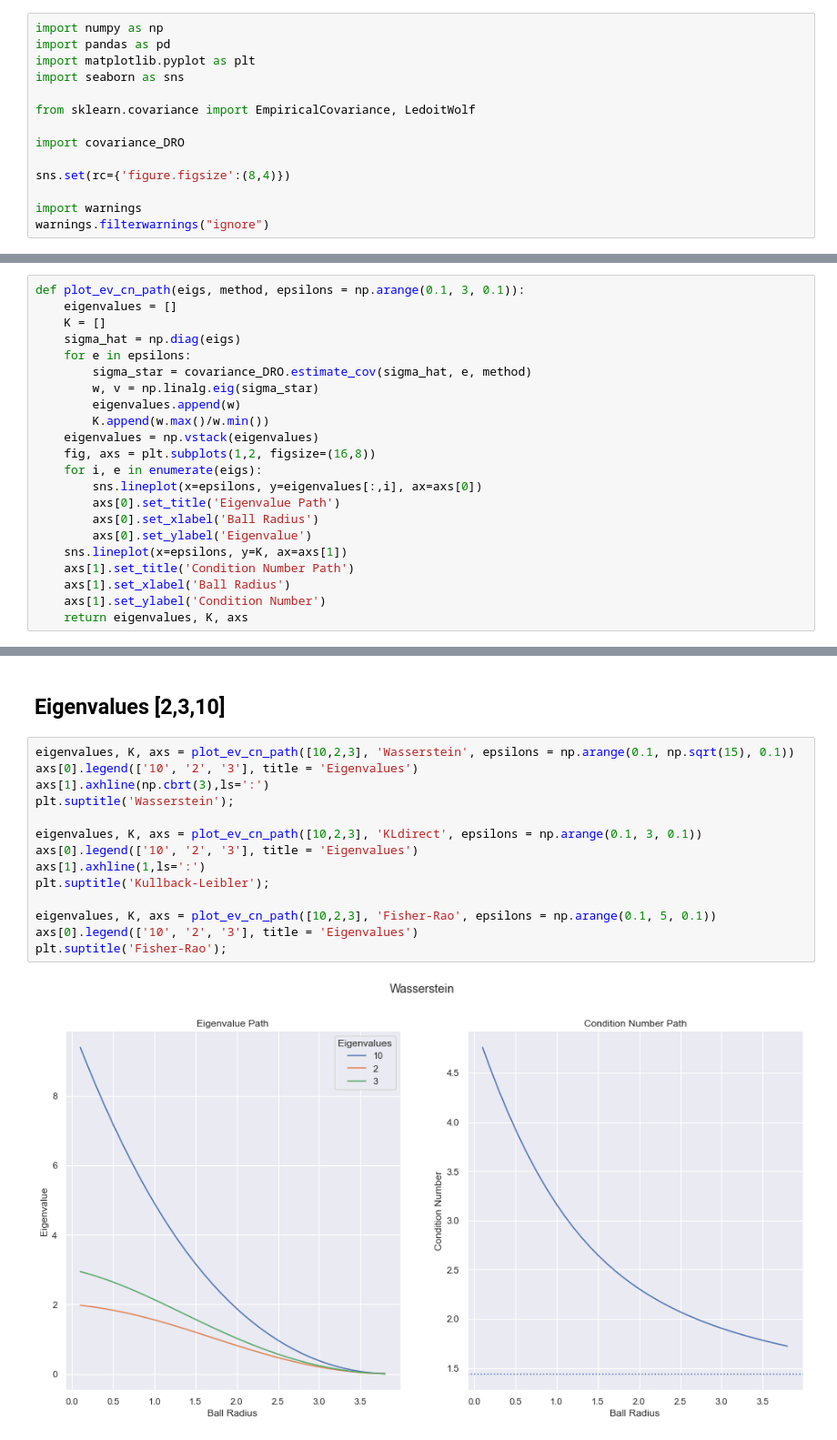
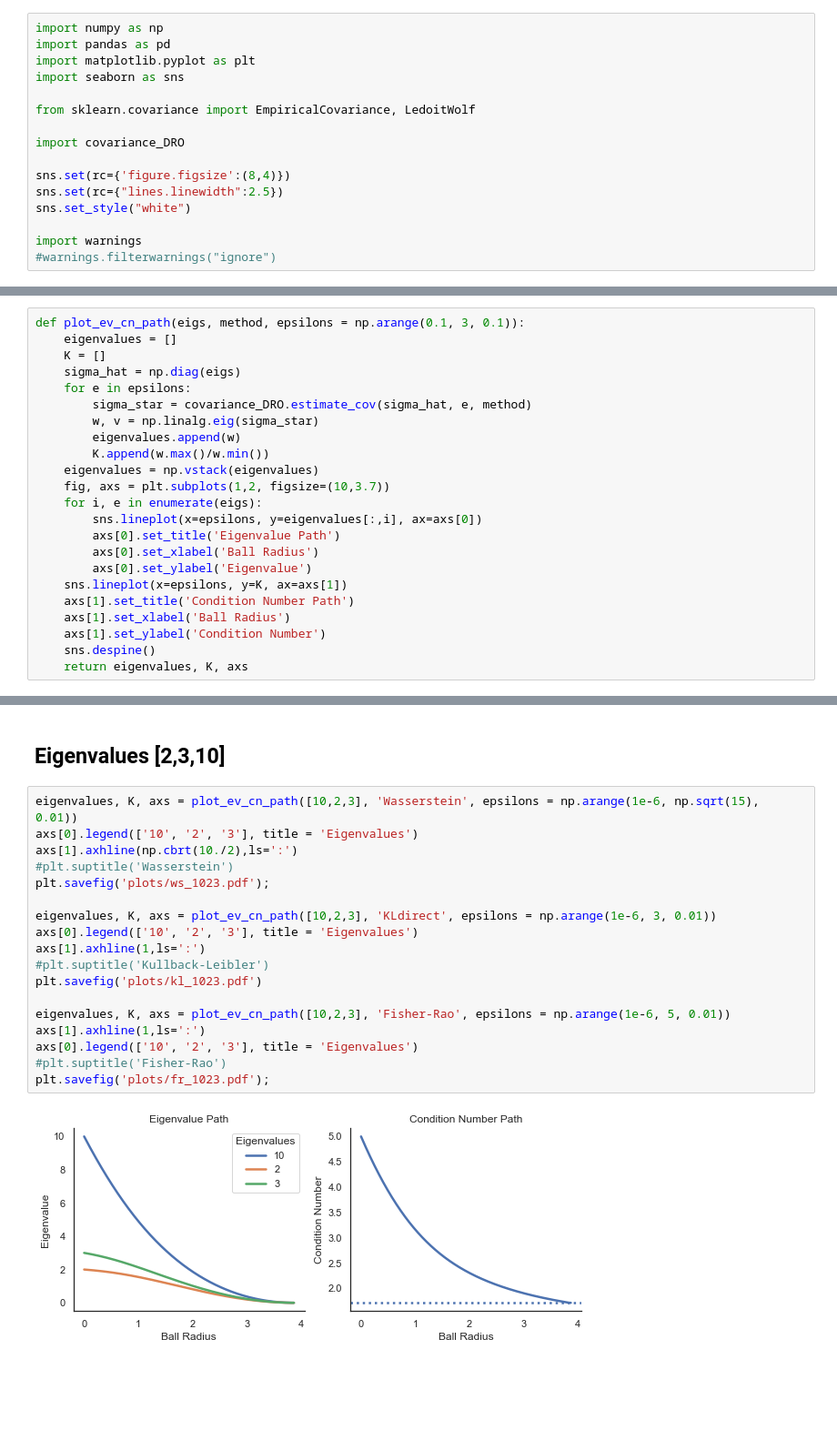
Before and after one commit to yvesrychener/covariance_DRO, a Jupyter notebook: python/Analysis.ipynb, the cells around one changed output, grey strips where cells are left out. Shown: that part at 91% size. Cells and saved outputs as stored; diff of their text form; blank space fills up the shorter version.

```diff
--- a/python/Analysis.ipynb
+++ b/python/Analysis.ipynb
@@ -11,9 +11,11 @@ from sklearn.covariance import EmpiricalCovariance, LedoitWolf
 import covariance_DRO
 
 sns.set(rc={'figure.figsize':(8,4)})
+sns.set(rc={"lines.linewidth":2.5})
+sns.set_style("white")
 
 import warnings
-warnings.filterwarnings("ignore")
+#warnings.filterwarnings("ignore")
 # %% [markdown]
 # Eigenvalue and Condition Number Path
 # %%
@@ -27,7 +29,7 @@ def plot_ev_cn_path(eigs, method, epsilons = np.arange(0.1, 3, 0.1)):
         eigenvalues.append(w)
         K.append(w.max()/w.min())
     eigenvalues = np.vstack(eigenvalues)
-    fig, axs = plt.subplots(1,2, figsize=(16,8))
+    fig, axs = plt.subplots(1,2, figsize=(10,3.7))
     for i, e in enumerate(eigs):
         sns.lineplot(x=epsilons, y=eigenvalues[:,i], ax=axs[0])
         axs[0].set_title('Eigenvalue Path')
@@ -37,6 +39,7 @@ def plot_ev_cn_path(eigs, method, epsilons = np.arange(0.1, 3, 0.1)):
     axs[1].set_title('Condition Number Path')
     axs[1].set_xlabel('Ball Radius')
     axs[1].set_ylabel('Condition Number')
+    sns.despine()
     return eigenvalues, K, axs
 # %% [markdown]
 ## Eigenvalues [1,2,3]
@@ -61,18 +68,22 @@ plt.suptitle('Fisher-Rao');
 # %% [markdown]
 ## Eigenvalues [2,3,10]
 # %%
-eigenvalues, K, axs = plot_ev_cn_path([10,2,3], 'Wasserstein', epsilons = np.arange(0.1, np.sqrt(15), 0.1))
+eigenvalues, K, axs = plot_ev_cn_path([10,2,3], 'Wasserstein', epsilons = np.arange(1e-6, np.sqrt(15), 0.01))
 axs[0].legend(['10', '2', '3'], title = 'Eigenvalues')
-axs[1].axhline(np.cbrt(3),ls=':')
-plt.suptitle('Wasserstein');
+axs[1].axhline(np.cbrt(10./2),ls=':')
+#plt.suptitle('Wasserstein')
+plt.savefig('plots/ws_1023.pdf');
 
-eigenvalues, K, axs = plot_ev_cn_path([10,2,3], 'KLdirect', epsilons = np.arange(0.1, 3, 0.1))
+eigenvalues, K, axs = plot_ev_cn_path([10,2,3], 'KLdirect', epsilons = np.arange(1e-6, 3, 0.01))
 axs[0].legend(['10', '2', '3'], title = 'Eigenvalues')
 axs[1].axhline(1,ls=':')
-plt.suptitle('Kullback-Leibler');
+#plt.suptitle('Kullback-Leibler')
+plt.savefig('plots/kl_1023.pdf')
 
-eigenvalues, K, axs = plot_ev_cn_path([10,2,3], 'Fisher-Rao', epsilons = np.arange(0.1, 5, 0.1))
+eigenvalues, K, axs = plot_ev_cn_path([10,2,3], 'Fisher-Rao', epsilons = np.arange(1e-6, 5, 0.01))
+axs[1].axhline(1,ls=':')
 axs[0].legend(['10', '2', '3'], title = 'Eigenvalues')
-plt.suptitle('Fisher-Rao');
+#plt.suptitle('Fisher-Rao')
+plt.savefig('plots/fr_1023.pdf');
 # %% [output]
-[figure, old version]
+[figure, new version]
```
Also changed, not shown: parts of 2 cells of this notebook, 3 other files.
